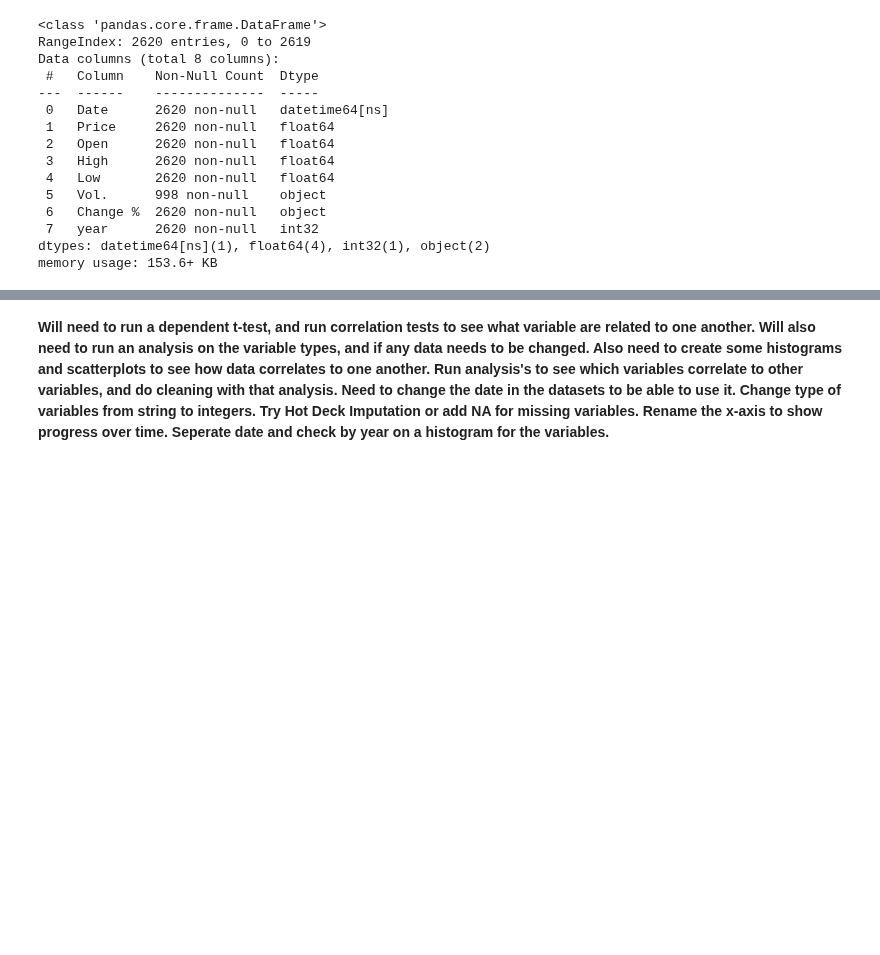
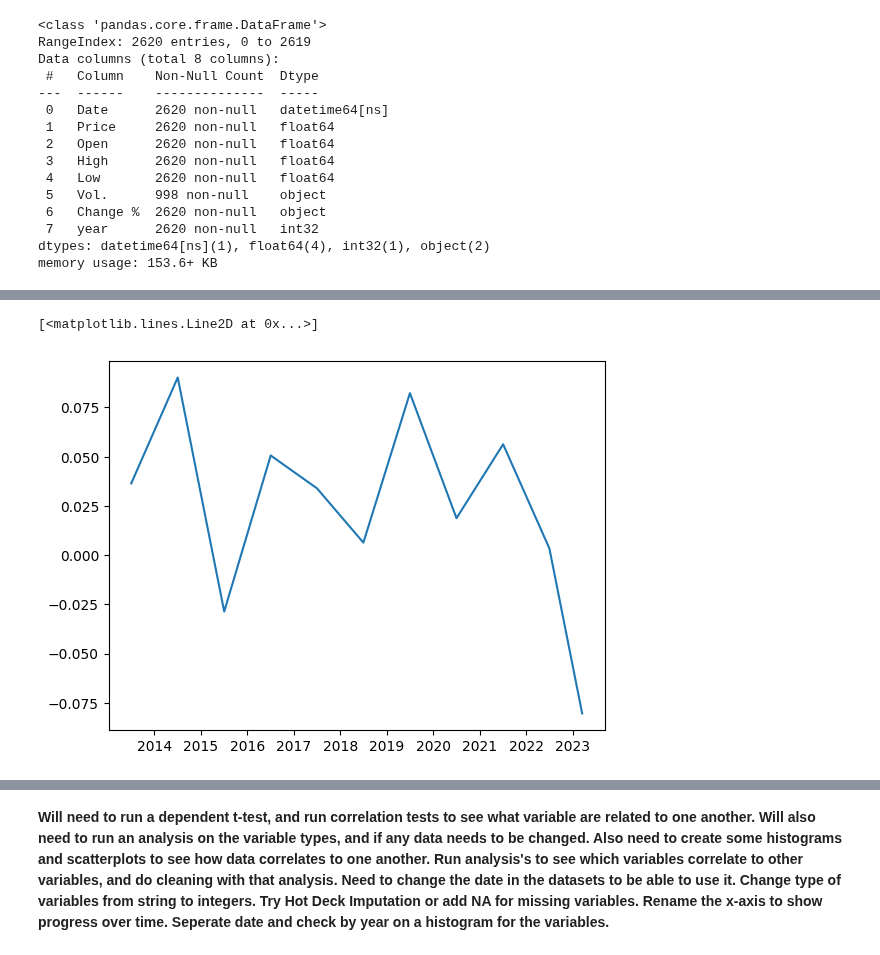
Before and after one commit to ChrisVerg/SmartInvest, a Jupyter notebook: Notebooks/Israel_FinalProjectTestSpace_IG.ipynb, the cells around one changed output, grey strips where cells are left out. Saved outputs shown, nothing was run; the diff lists cells and outputs as text; code cells hidden in the pictures; blank space fills up the shorter version.

```diff
--- a/Notebooks/Israel_FinalProjectTestSpace_IG.ipynb
+++ b/Notebooks/Israel_FinalProjectTestSpace_IG.ipynb
@@ -186,0 +242,5 @@ sp_materials1['Change %'] = sp_materials1['Change %'].str.replace('%', '').astyp
+# %%
+plt.plot(sp_utilities1_year['Date'], sp_utilities1_year['Change %'])
+# %% [output]
+[<matplotlib.lines.Line2D at 0x...>]
+[figure, added]
```
Also changed, not shown: parts of 27 cells of this notebook.
